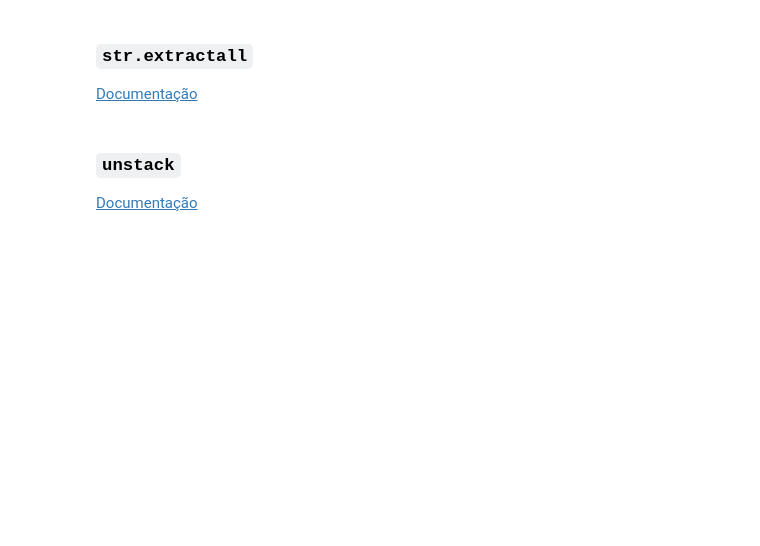
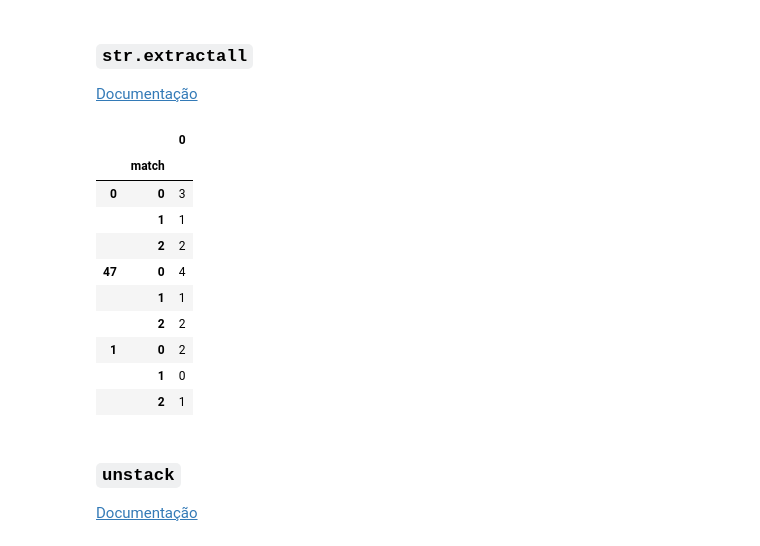
Before and after one commit to josenaldo/alura-cds-python-pandas-tecnicas-avancadas, a Jupyter notebook: notebook/Projeto.ipynb, the cells around one changed output. Saved outputs shown, nothing was run; the diff lists cells and outputs as text; code cells hidden in the pictures; blank space fills up the shorter version.

```diff
--- a/notebook/Projeto.ipynb
+++ b/notebook/Projeto.ipynb
@@ -1240,6 +1294,22 @@ dados_listings.head(5)
 ### `str.extractall`
 
 [Documentação](https://pandas.pydata.org/pandas-docs/stable/reference/api/pandas.Series.str.extractall.html)
+# %%
+configuracao = dados_listings['anuncio_descricao'] \
+    .str.extractall('(\d+)')  # NOQA: W605
+configuracao.head(9)
+# %% [output]
+|  |  | 0 |
+|  | match |  |
+| 0 | 0 | 3 |
+|  | 1 | 1 |
+|  | 2 | 2 |
+| 47 | 0 | 4 |
+|  | 1 | 1 |
+|  | 2 | 2 |
+| 1 | 0 | 2 |
+|  | 1 | 0 |
+|  | 2 | 1 |
 # %% [markdown]
 ### `unstack`
 
```
Also changed, not shown: parts of 12 cells of this notebook, 1 other file.
